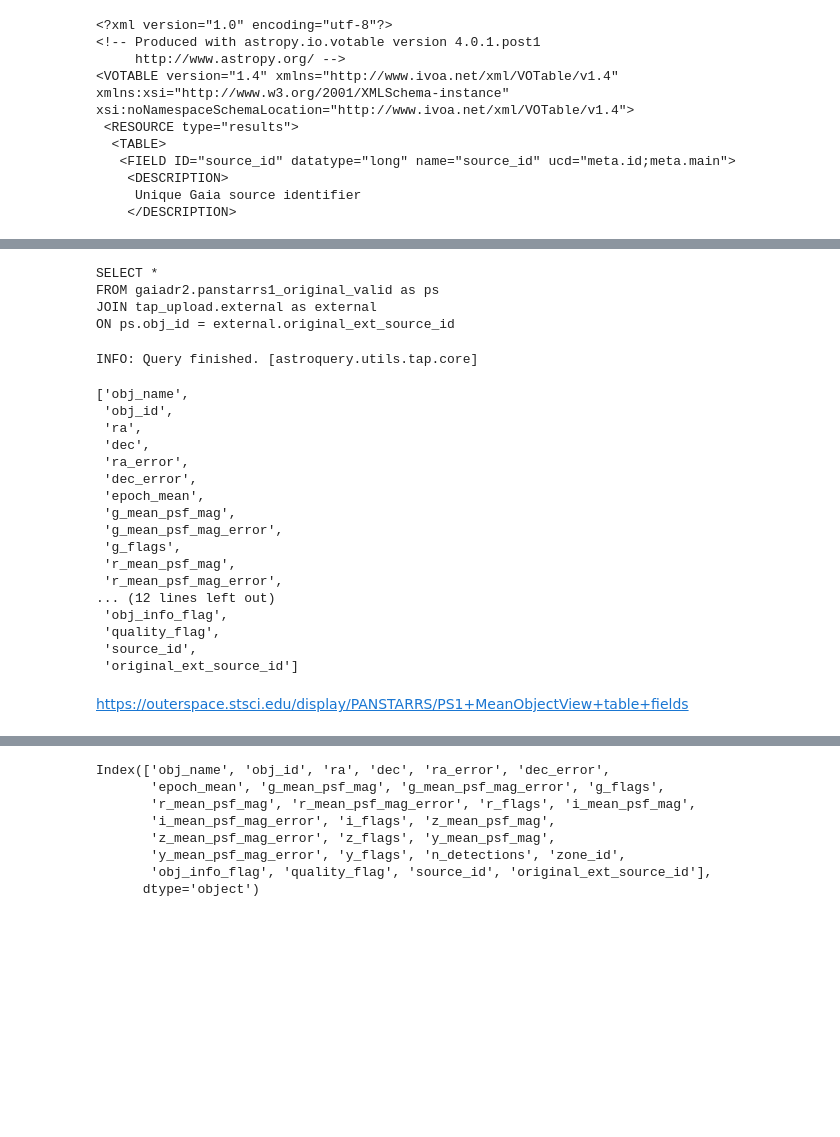
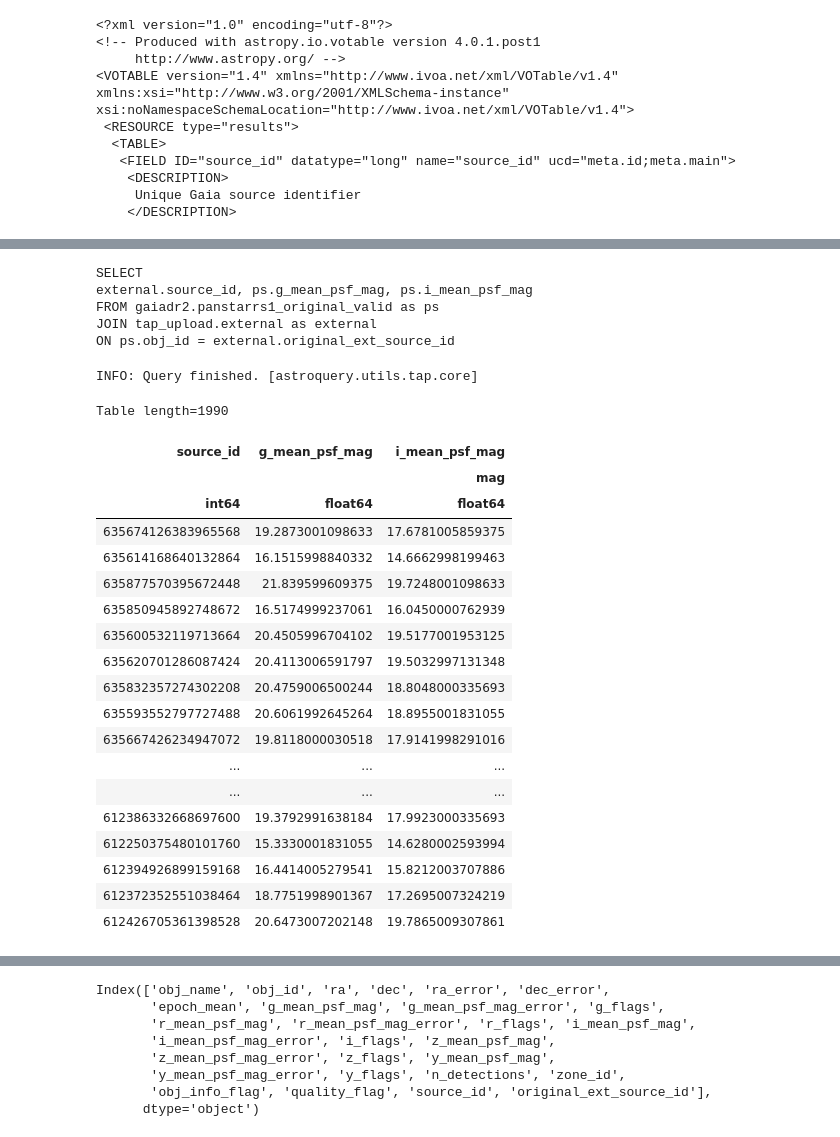
Before and after one commit to datacarpentry/astronomy-python, a Jupyter notebook: notebooks/03_join.ipynb, the cells around one changed output, grey strips where cells are left out. Cells and saved outputs as stored; diff of their text form; code cells hidden in the pictures; blank space fills up the shorter version.

```diff
--- a/notebooks/03_join.ipynb
+++ b/notebooks/03_join.ipynb
@@ -401,11 +560,3 @@ FROM gaiadr2.panstarrs1_original_valid as ps
 JOIN tap_upload.external as external
 ON ps.obj_id = external.original_ext_source_id
 """
-# %%
-query7 = query7_base.format()
-print_query(query7)
-# %% [output]
-SELECT *
-FROM gaiadr2.panstarrs1_original_valid as ps
-JOIN tap_upload.external as external
-ON ps.obj_id = external.original_ext_source_id
@@ -412,3 +572,11 @@ ON ps.obj_id = external.original_ext_source_id
+# %%
+print(query7)
+# %% [output]
+SELECT
+external.source_id, ps.g_mean_psf_mag, ps.i_mean_psf_mag
+FROM gaiadr2.panstarrs1_original_valid as ps
+JOIN tap_upload.external as external
+ON ps.obj_id = external.original_ext_source_id
 # %%
 job7 = Gaia.launch_job_async(query=query7,
                        upload_resource='external.xml',
@@ -417,23 +585,25 @@ job7 = Gaia.launch_job_async(query=query7,
 INFO: Query finished. [astroquery.utils.tap.core]
 # %%
 results7 = job7.get_results()
+results7
 # %% [output]
-['obj_name',
- 'obj_id',
- 'ra',
- 'dec',
- 'ra_error',
- 'dec_error',
- 'epoch_mean',
- 'g_mean_psf_mag',
- 'g_mean_psf_mag_error',
- 'g_flags',
- 'r_mean_psf_mag',
- 'r_mean_psf_mag_error',
-... (12 lines left out)
- 'obj_info_flag',
- 'quality_flag',
- 'source_id',
- 'original_ext_source_id']
+Table length=1990
+| source_id | g_mean_psf_mag | i_mean_psf_mag |
+|  |  | mag |
+| int64 | float64 | float64 |
+| 635674126383965568 | 19.2873001098633 | 17.6781005859375 |
+| 635614168640132864 | 16.1515998840332 | 14.6662998199463 |
+| 635877570395672448 | 21.839599609375 | 19.7248001098633 |
+| 635850945892748672 | 16.5174999237061 | 16.0450000762939 |
+| 635600532119713664 | 20.4505996704102 | 19.5177001953125 |
+| 635620701286087424 | 20.4113006591797 | 19.5032997131348 |
+| 635832357274302208 | 20.4759006500244 | 18.8048000335693 |
+| 635593552797727488 | 20.6061992645264 | 18.8955001831055 |
+| 635667426234947072 | 19.8118000030518 | 17.9141998291016 |
+| ... | ... | ... |
+| ... | ... | ... |
+| 612386332668697600 | 19.3792991638184 | 17.9923000335693 |
+| 612250375480101760 | 15.3330001831055 | 14.6280002593994 |
+| 612394926899159168 | 16.4414005279541 | 15.8212003707886 |
+| 612372352551038464 | 18.7751998901367 | 17.2695007324219 |
+| 612426705361398528 | 20.6473007202148 | 19.7865009307861 |
-# %% [markdown]
-https://outerspace.stsci.edu/display/PANSTARRS/PS1+MeanObjectView+table+fields
```
Also changed, not shown: parts of 64 cells of this notebook.
